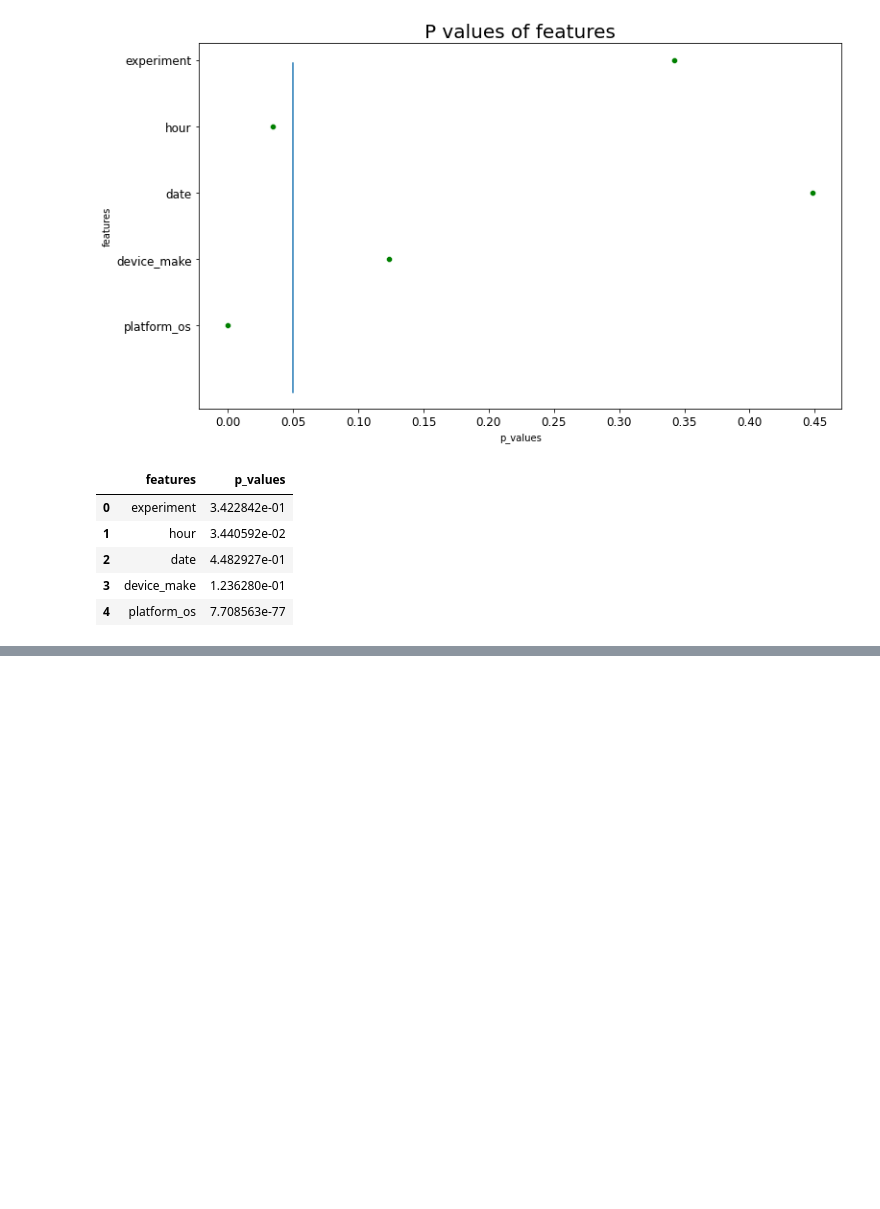
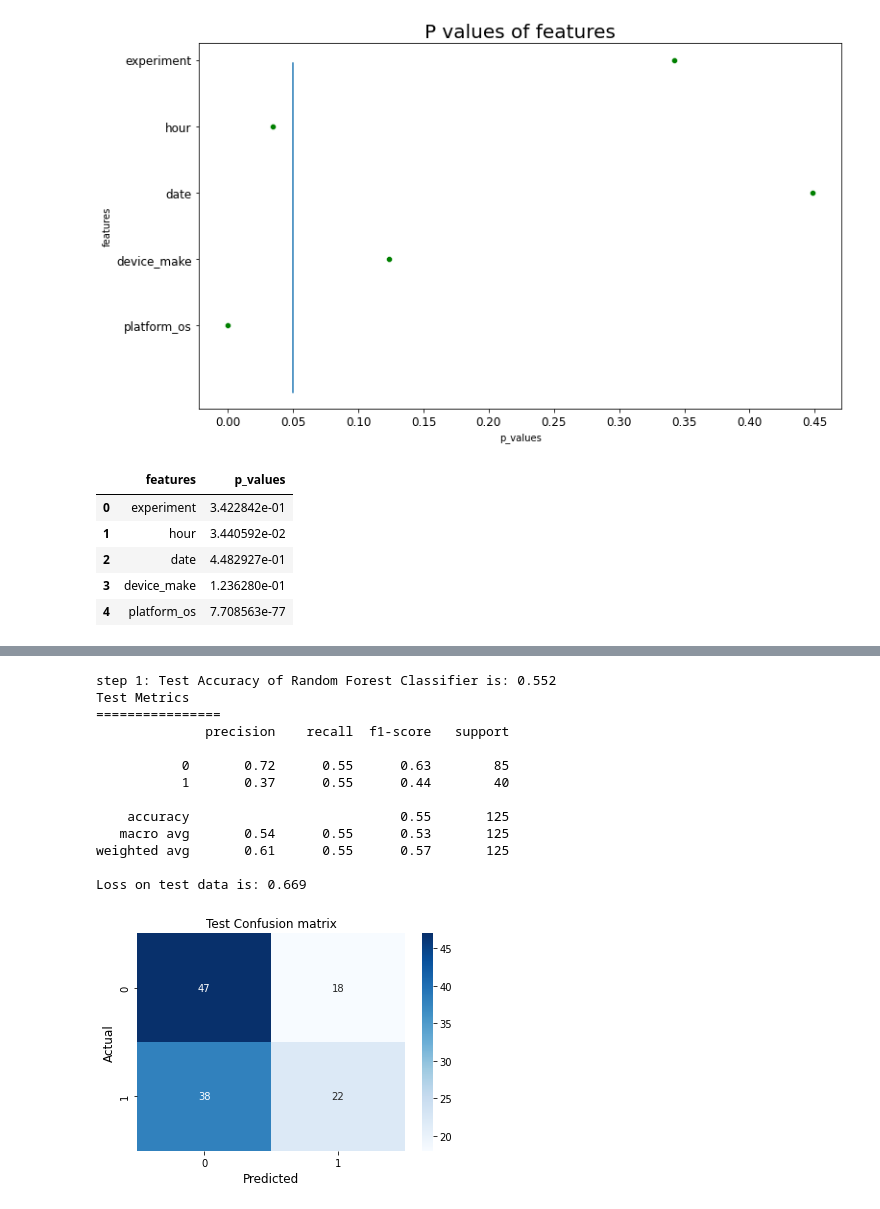
Before and after one commit to bkget/SmartAd-Performance-Aanalysis, a Jupyter notebook: notebooks/ml_ab_testing_2.ipynb, the cells around one changed output, grey strips where cells are left out. Drawn from its saved outputs; the diff is of its cells as text; code cells hidden in the pictures; blank space fills up the shorter version.

Commit message:
Train with Random Forest classifier

```diff
--- a/notebooks/ml_ab_testing_2.ipynb
+++ b/notebooks/ml_ab_testing_2.ipynb
@@ -384,0 +387,4 @@ p_values_df
+# %%
+RF = TrainingClassifier(X_train, X_test,  y_train, y_test, "random_forest")
+
+clf2, loss_arr_2, acc_arr_2 = RF.train(5)
@@ -384,0 +406,19 @@ p_values_df
+# %%
+test_acc, loss, report, confusion_matrix = RF.test()
+print(f"Loss on test data is: {loss:.3f}")
+print()
+# %% [output]
+step 1: Test Accuracy of Random Forest Classifier is: 0.552
+Test Metrics
+================
+              precision    recall  f1-score   support
+
+           0       0.72      0.55      0.63        85
+           1       0.37      0.55      0.44        40
+
+    accuracy                           0.55       125
+   macro avg       0.54      0.55      0.53       125
+weighted avg       0.61      0.55      0.57       125
+
+Loss on test data is: 0.669
+[figure, added]
```
Also changed, not shown: parts of 3 cells of this notebook.
